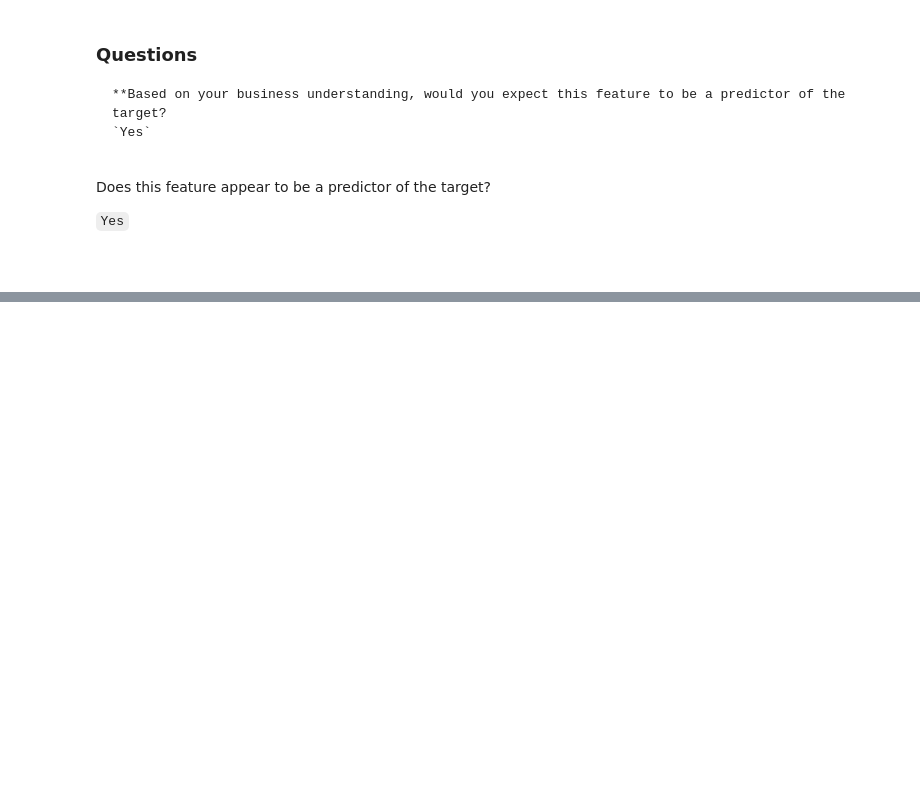
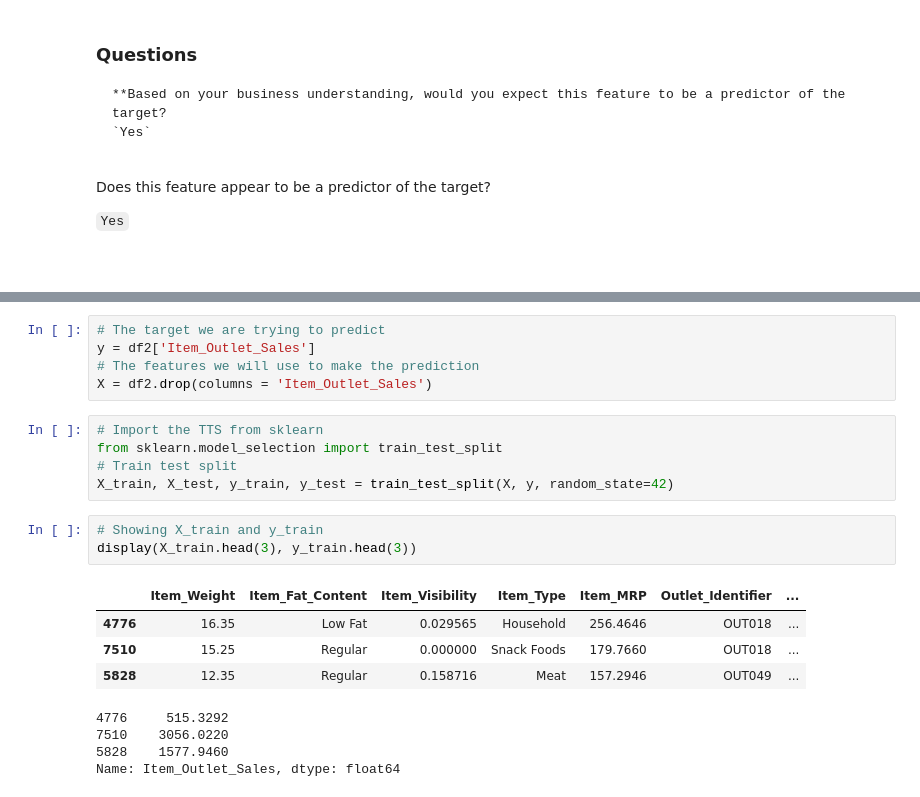
Before and after one commit to brittanymlassiter/Prediction-of-Product-Sales, a Jupyter notebook: Prediction_of_Product_Sales.ipynb, the cells around one changed output, grey strips where cells are left out. Cells and saved outputs as stored; diff of their text form; blank space fills up the shorter version.

```diff
--- a/Prediction_of_Product_Sales.ipynb
+++ b/Prediction_of_Product_Sales.ipynb
@@ -1020,0 +1297,22 @@ Does this feature appear to be a predictor of the target?
+# %%
+# The target we are trying to predict
+y = df2['Item_Outlet_Sales']
+# The features we will use to make the prediction
+X = df2.drop(columns = 'Item_Outlet_Sales')
+# %%
+# Import the TTS from sklearn
+from sklearn.model_selection import train_test_split
+# Train test split
+X_train, X_test, y_train, y_test = train_test_split(X, y, random_state=42)
+# %%
+# Showing X_train and y_train
+display(X_train.head(3), y_train.head(3))
+# %% [output]
+|  | Item_Weight | Item_Fat_Content | Item_Visibility | Item_Type | Item_MRP | Outlet_Identifier | ... |
+| 4776 | 16.35 | Low Fat | 0.029565 | Household | 256.4646 | OUT018 | ... |
+| 7510 | 15.25 | Regular | 0.000000 | Snack Foods | 179.7660 | OUT018 | ... |
+| 5828 | 12.35 | Regular | 0.158716 | Meat | 157.2946 | OUT049 | ... |
+4776     515.3292
+7510    3056.0220
+5828    1577.9460
+Name: Item_Outlet_Sales, dtype: float64
```
Also changed, not shown: parts of 51 cells of this notebook.
